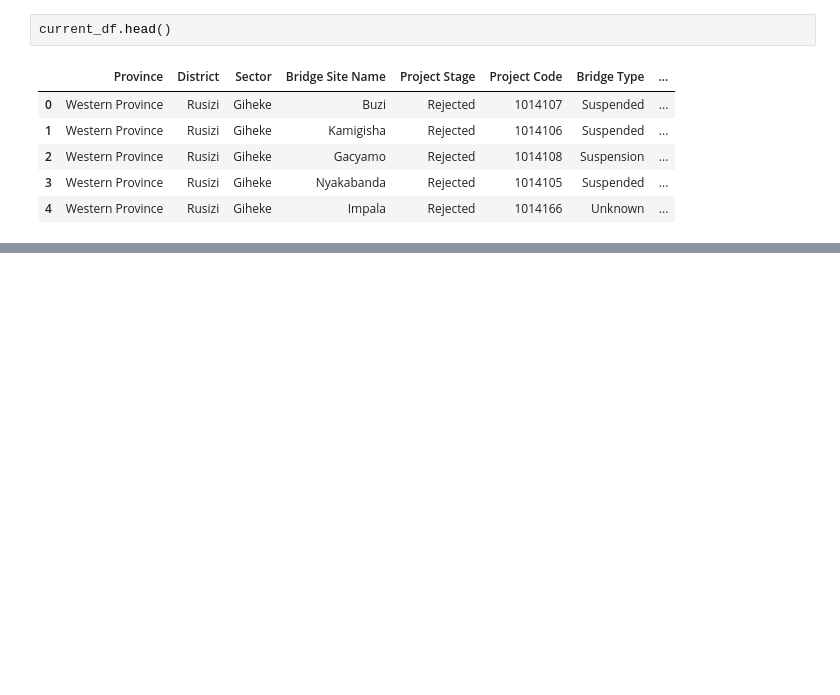
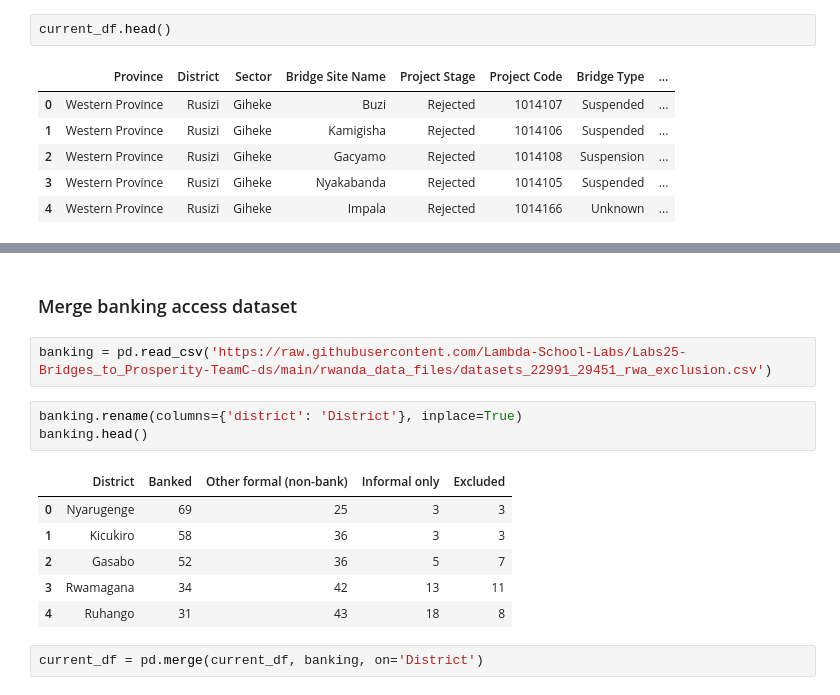
Before and after one commit to BloomTech-Labs/Labs25-Bridges_to_Prosperity-TeamC-ds, a Jupyter notebook: notebooks/merge_csvs.ipynb, the cells around one changed output, grey strips where cells are left out. Saved outputs shown, nothing was run; the diff lists cells and outputs as text; blank space fills up the shorter version.

```diff
--- a/notebooks/merge_csvs.ipynb
+++ b/notebooks/merge_csvs.ipynb
@@ -267,0 +318,16 @@ current_df.head()
+# %% [markdown]
+### Merge banking access dataset
+# %%
+banking = pd.read_csv('https://raw.githubusercontent.com/Lambda-School-Labs/Labs25-Bridges_to_Prosperity-TeamC-ds/main/rwanda_data_files/datasets_22991_29451_rwa_exclusion.csv')
+# %%
+banking.rename(columns={'district': 'District'}, inplace=True)
+banking.head()
+# %% [output]
+|  | District | Banked | Other formal (non-bank) | Informal only | Excluded |
+| 0 | Nyarugenge | 69 | 25 | 3 | 3 |
+| 1 | Kicukiro | 58 | 36 | 3 | 3 |
+| 2 | Gasabo | 52 | 36 | 5 | 7 |
+| 3 | Rwamagana | 34 | 42 | 13 | 11 |
+| 4 | Ruhango | 31 | 43 | 18 | 8 |
+# %%
+current_df = pd.merge(current_df, banking, on='District')
```
Also changed, not shown: parts of 19 cells of this notebook.
